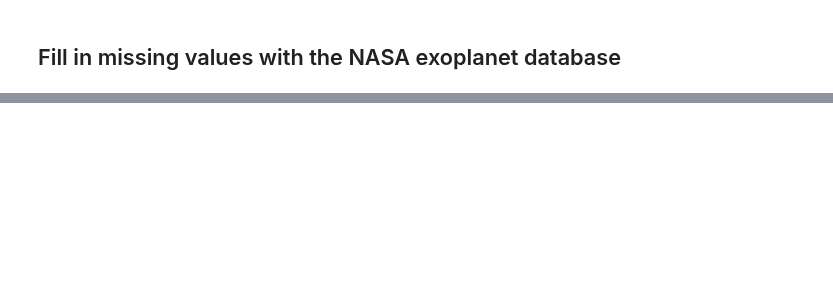
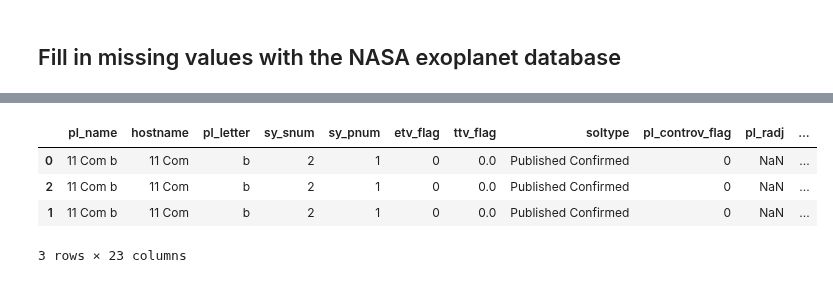
Before and after one commit to chatdanai-s/NATSUME, a Jupyter notebook: validation/Catalog_check/clean_data.ipynb, the cells around one changed output, grey strips where cells are left out. Cells and saved outputs as stored; diff of their text form; code cells hidden in the pictures; blank space fills up the shorter version.

```diff
--- a/validation/Catalog_check/clean_data.ipynb
+++ b/validation/Catalog_check/clean_data.ipynb
@@ -276,0 +280,12 @@ df_nasa.head(3)
+# %%
+# Sort by publication date, from latest
+df_nasa_right = df_nasa.copy()
+df_nasa_right['pl_pubdate'] = pd.to_datetime(df_nasa_right['pl_pubdate'], errors='coerce').dt.date
+
+df_nasa_right = df_nasa_right.sort_values(['pl_name', 'pl_pubdate'], ascending=[True, False])
+
+def move_to_last_col(df, col):
+    return df[[c for c in df.columns if c != col] + [col]]
+df_nasa_right = move_to_last_col(df_nasa_right, 'pl_refname')
+
+df_nasa_right.head(3)
@@ -276,0 +298,20 @@ df_nasa.head(3)
+# %%
+# Choose error with greater magnitude as error
+params = ['pl_radj', 'pl_massj', 'pl_msinij', 'pl_orbeccen', 'pl_orbincl', 'pl_orblper']
+for p in params:
+    df_nasa_right = df_nasa_right.copy()
+    df_nasa_right[f'{p}_err'] = df_nasa_right[[f'{p}err1', f'{p}err2']].abs().max(axis=1)
+
+# Rearrange cols
+cols = ['pl_name', 'hostname', 'pl_letter',	'sy_snum', 'sy_pnum', 'etv_flag', 'ttv_flag', 'soltype', 'pl_controv_flag',
+        *[col for p in params for col in (f'{p}', f'{p}_err')],
+        'pl_pubdate', 'pl_refname']
+df_nasa_right = df_nasa_right[cols]
+
+df_nasa_right.head(3)
+# %% [output]
+|  | pl_name | hostname | pl_letter | sy_snum | sy_pnum | etv_flag | ttv_flag | soltype | pl_controv_flag | pl_radj | ... |
+| 0 | 11 Com b | 11 Com | b | 2 | 1 | 0 | 0.0 | Published Confirmed | 0 | NaN | ... |
+| 2 | 11 Com b | 11 Com | b | 2 | 1 | 0 | 0.0 | Published Confirmed | 0 | NaN | ... |
+| 1 | 11 Com b | 11 Com | b | 2 | 1 | 0 | 0.0 | Published Confirmed | 0 | NaN | ... |
+3 rows × 23 columns
```
Also changed, not shown: parts of 13 cells of this notebook, 9 other files.
